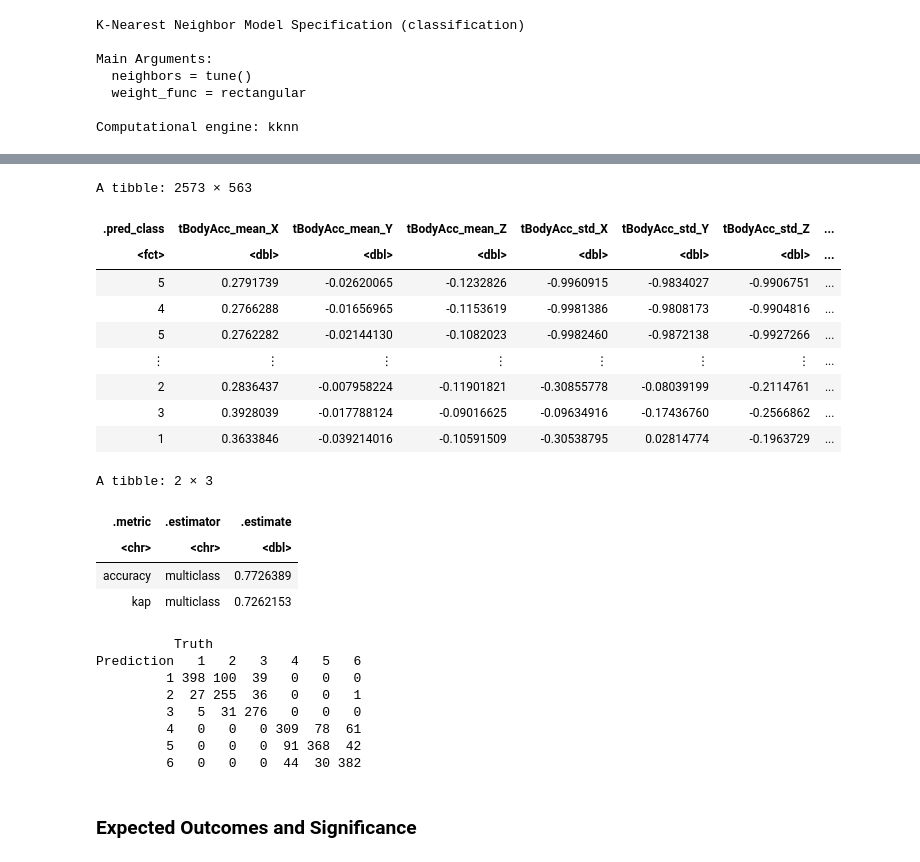
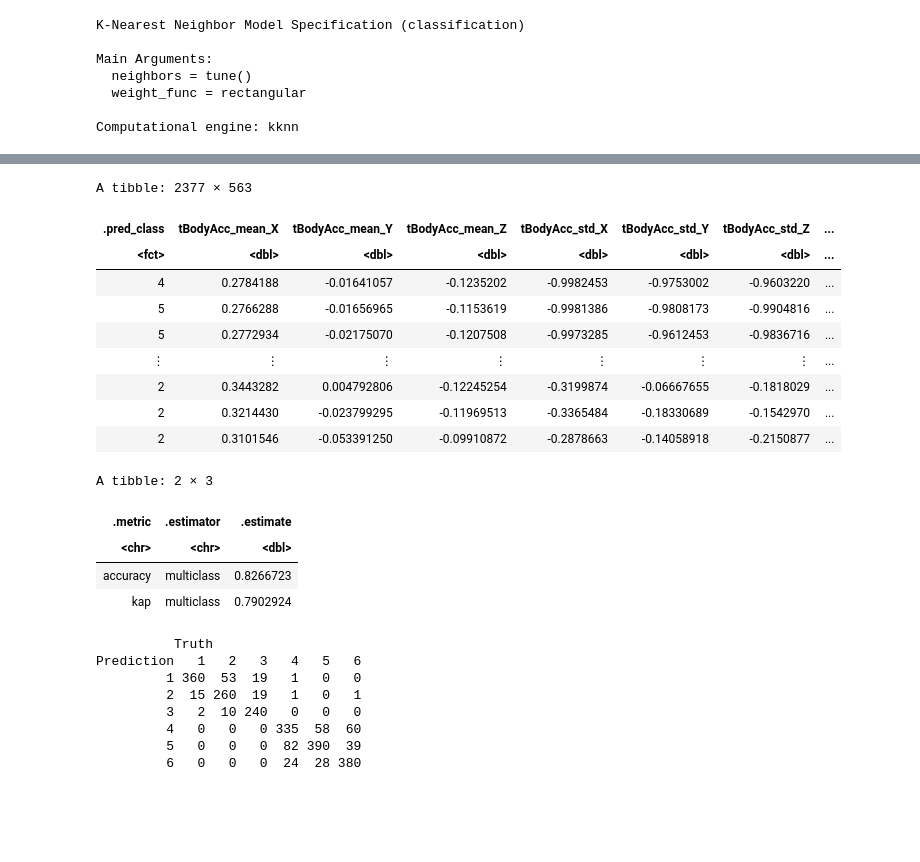
Before and after one commit to eleahj/dsci_project, a Jupyter notebook: human_activities.ipynb, the cells around one changed output, grey strips where cells are left out. Cells and saved outputs as stored; diff of their text form; code cells hidden in the pictures; blank space fills up the shorter version.

```diff
--- a/human_activities.ipynb
+++ b/human_activities.ipynb
@@ -259,7 +261,7 @@ The 12 variables are:
 # %%
-# created a data frame contraining only the 6 variables mentioned above and the activity labels.
+# created a data frame contraining only the variables mentioned above and the activity labels.
 training_subset <- activity_train %>%
-    select(tBodyAcc_mean_X:tBodyAcc_std_Z,tBodyGyro_mean_X:tBodyGyro_std_Z, activity_label)
+    select(tBodyAcc_mean_X:tBodyAcc_min_Z,tBodyGyro_mean_X:tBodyGyro_min_Z, activity_label)
 
 tail(training_subset)
 
@@ -593,53 +595,50 @@ accuracy_versus_k
 # %%
-#Create new KNN model using K = 6
-knn_spec_new <- nearest_neighbor(weight_func = "rectangular", neighbors = 6) %>%
+#Create new KNN model using K = 5
+knn_spec_new <- nearest_neighbor(weight_func = "rectangular", neighbors = 5) %>%
   set_engine("kknn") %>%
   set_mode("classification")
 
 #Create workflow
 knn_fit <- workflow() %>%
   add_recipe(recipe) %>%
   add_model(knn_spec_new) %>%
   fit(data = training_subset)
 
 #Prediction
 activity_predictions <- predict(knn_fit, activity_test) %>%
       bind_cols(activity_test)
 activity_predictions
 
 #Classifier's Accuracy
 activity_prediction_accuracy <- activity_predictions %>%
         metrics(truth = activity_label, estimate = .pred_class)
 activity_prediction_accuracy
-#result ~ 77 % improved signficantly compared to using only 6 predictors
 
 #Confusion matrix
-activity_mat <- activity_predictions %>%
+activity_mat_new <- activity_predictions %>%
       conf_mat(truth = activity_label, estimate = .pred_class)
-activity_mat
+activity_mat_new
 # %% [output]
-A tibble: 2573 × 563
+A tibble: 2377 × 563
 | .pred_class | tBodyAcc_mean_X | tBodyAcc_mean_Y | tBodyAcc_mean_Z | tBodyAcc_std_X | tBodyAcc_std_Y | tBodyAcc_std_Z | ... |
 | <fct> | <dbl> | <dbl> | <dbl> | <dbl> | <dbl> | <dbl> | ... |
-| 5 | 0.2791739 | -0.02620065 | -0.1232826 | -0.9960915 | -0.9834027 | -0.9906751 | ... |
-| 4 | 0.2766288 | -0.01656965 | -0.1153619 | -0.9981386 | -0.9808173 | -0.9904816 | ... |
-| 5 | 0.2762282 | -0.02144130 | -0.1082023 | -0.9982460 | -0.9872138 | -0.9927266 | ... |
+| 4 | 0.2784188 | -0.01641057 | -0.1235202 | -0.9982453 | -0.9753002 | -0.9603220 | ... |
+| 5 | 0.2766288 | -0.01656965 | -0.1153619 | -0.9981386 | -0.9808173 | -0.9904816 | ... |
+| 5 | 0.2772934 | -0.02175070 | -0.1207508 | -0.9973285 | -0.9612453 | -0.9836716 | ... |
 | ⋮ | ⋮ | ⋮ | ⋮ | ⋮ | ⋮ | ⋮ | ... |
-| 2 | 0.2836437 | -0.007958224 | -0.11901821 | -0.30855778 | -0.08039199 | -0.2114761 | ... |
-| 3 | 0.3928039 | -0.017788124 | -0.09016625 | -0.09634916 | -0.17436760 | -0.2566862 | ... |
-| 1 | 0.3633846 | -0.039214016 | -0.10591509 | -0.30538795 | 0.02814774 | -0.1963729 | ... |
+| 2 | 0.3443282 | 0.004792806 | -0.12245254 | -0.3199874 | -0.06667655 | -0.1818029 | ... |
+| 2 | 0.3214430 | -0.023799295 | -0.11969513 | -0.3365484 | -0.18330689 | -0.1542970 | ... |
+| 2 | 0.3101546 | -0.053391250 | -0.09910872 | -0.2878663 | -0.14058918 | -0.2150877 | ... |
 A tibble: 2 × 3
 | .metric | .estimator | .estimate |
 | <chr> | <chr> | <dbl> |
-| accuracy | multiclass | 0.7726389 |
-| kap | multiclass | 0.7262153 |
+| accuracy | multiclass | 0.8266723 |
+| kap | multiclass | 0.7902924 |
           Truth
 Prediction   1   2   3   4   5   6
-         1 398 100  39   0   0   0
-         2  27 255  36   0   0   1
-         3   5  31 276   0   0   0
-         4   0   0   0 309  78  61
-         5   0   0   0  91 368  42
-         6   0   0   0  44  30 382
+         1 360  53  19   1   0   0
+         2  15 260  19   1   0   1
+         3   2  10 240   0   0   0
+         4   0   0   0 335  58  60
+         5   0   0   0  82 390  39
+         6   0   0   0  24  28 380
-# %% [markdown]
-### Expected Outcomes and Significance
```
Also changed, not shown: parts of 16 cells of this notebook.
